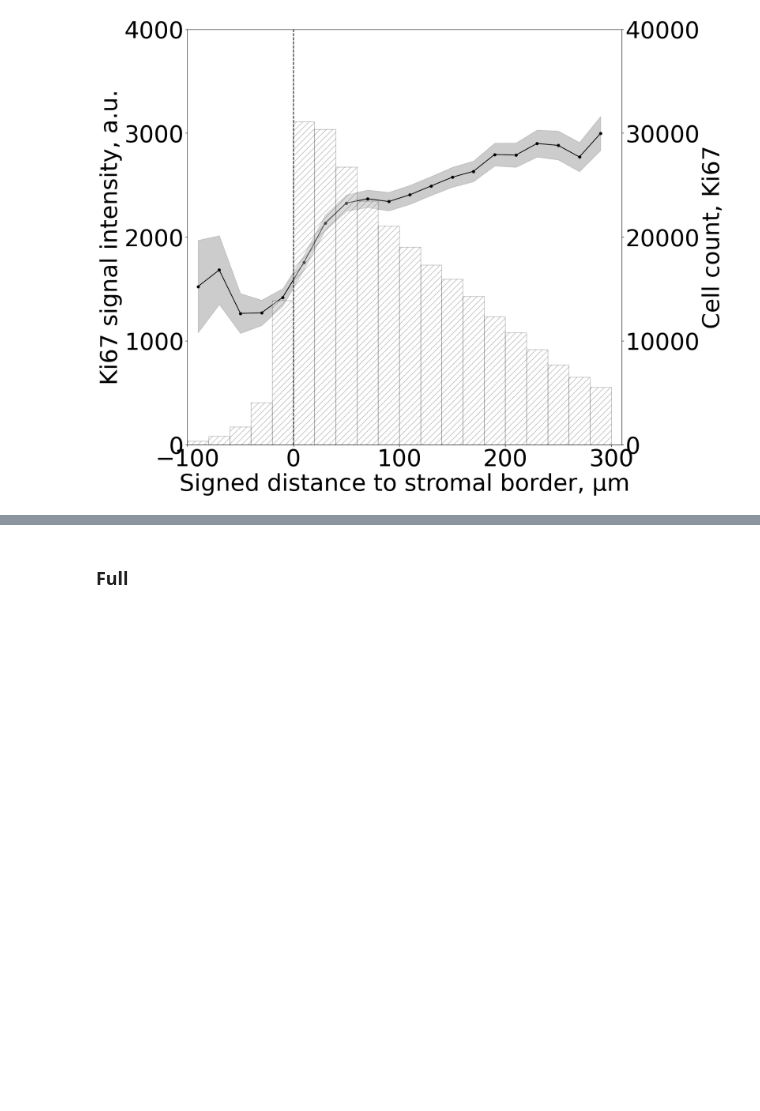
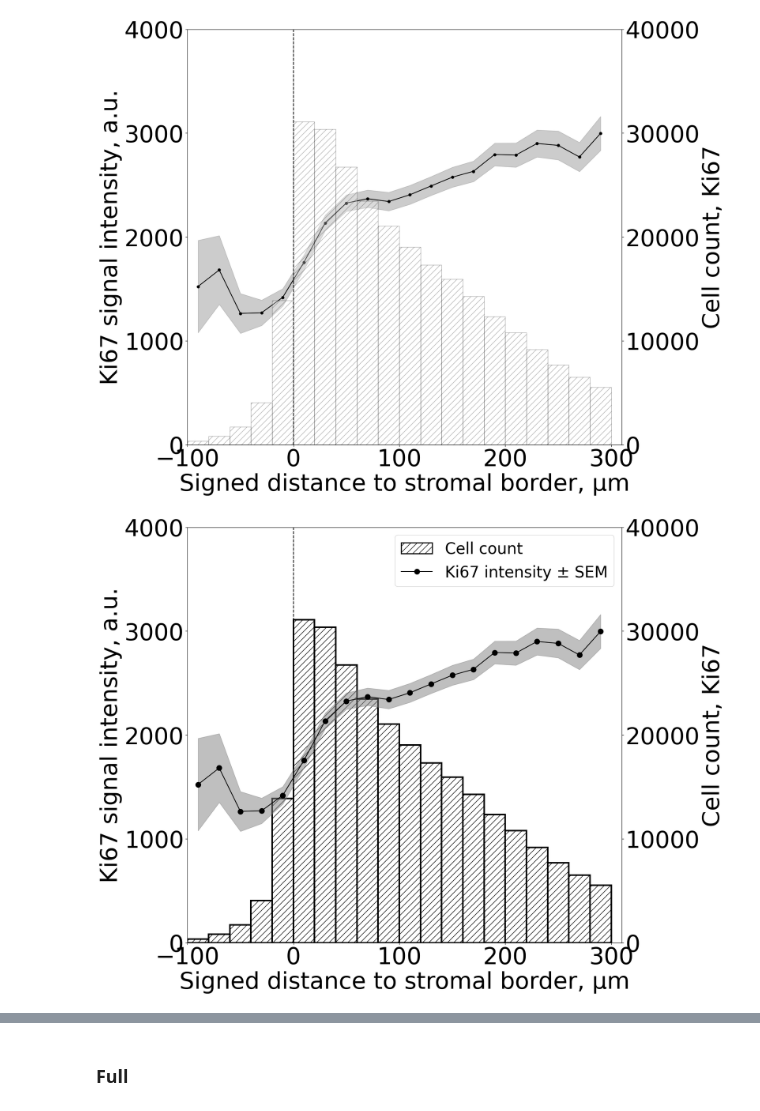
Before and after one commit to HMS-IAC/stroma-spatial-analysis-web, a Jupyter notebook: analysis/AsPC_Ki67/20250221_ki67_spatial.ipynb, the cells around one changed output, grey strips where cells are left out. Saved outputs shown, nothing was run; the diff lists cells and outputs as text; code cells hidden in the pictures; blank space fills up the shorter version.

```diff
--- a/analysis/AsPC_Ki67/20250221_ki67_spatial.ipynb
+++ b/analysis/AsPC_Ki67/20250221_ki67_spatial.ipynb
@@ -228,6 +228,89 @@ plt.show()
 plt.close()
 # %% [output]
 [figure]
+# %%
+import numpy as np
+import pandas as pd
+import matplotlib.pyplot as plt
+from matplotlib.patches import Rectangle
+
+# Define bin size and create distance bins for the first set of data
+bin_size = 20
+min_dist = -100
+max_dist = 310
+
+output_path = "/Users/antoine/Harvard/IAC/image_analysis_paper_QP_projects/AsPC_Ki67/plots/20250328_spatial_tresholds"
+
+# Distance bins and calculations for the first set of data
+distance_bins_1 = pd.cut(df_ker488_pndrg1['Signed distance to annotation Stroma µm'], bins=range(min_dist, max_dist, bin_size), right=False)
+median_intensity_1 = df_ker488_pndrg1.groupby(distance_bins_1)['CY5 Ki67: Nucleus: Max'].median()
+std_error_1 = df_ker488_pndrg1.groupby(distance_bins_1)['CY5 Ki67: Nucleus: Max'].sem()
+bin_midpoints_1 = [(bin.left + bin.right) / 2 for bin in distance_bins_1.cat.categories]
+num_data_points_1 = df_ker488_pndrg1.groupby(distance_bins_1).size()
+
+# Distance bins and calculations for the second set of data
+distance_bins_2 = pd.cut(df_ker488['Signed distance to annotation Stroma µm'], bins=range(min_dist, max_dist, bin_size), right=False)
+median_intensity_2 = df_ker488.groupby(distance_bins_2)['CY5 Ki67: Nucleus: Max'].median()
+std_error_2 = df_ker488.groupby(distance_bins_2)['CY5 Ki67: Nucleus: Max'].sem()
+bin_midpoints_2 = [(bin.left + bin.right) / 2 for bin in distance_bins_2.cat.categories]
+num_data_points_2 = df_ker488.groupby(distance_bins_2).size()
+
+# Combine the data from both groups
+combined_count = num_data_points_1.values + num_data_points_2.values
+
+# Calculate the difference between the two median intensities
+diff_line = median_intensity_1.values - median_intensity_2.values
+# Calculate the combined standard error
+diff_std = np.sqrt(std_error_1**2 + std_error_2**2)
+
+# Plotting the difference line
+fig, ax1 = plt.subplots(1, 1, figsize=(17, 13))
+ax2 = ax1.twinx()
+ax1.set_zorder(ax2.get_zorder() + 1)
+ax1.patch.set_visible(False)
+
+ax1.set_xlim([min_dist, max_dist])
+ax1.set_ylabel(r'Ki67 signal intensity, a.u.', color='black', fontsize=45)
+ax1.axvline(x=0, ls='--', color='black')
+ax1.fill_between(bin_midpoints_1, diff_line - diff_std, diff_line + diff_std, color='grey', alpha=0.5)
+ax1.errorbar(bin_midpoints_1, diff_line, color='black', linestyle='-', marker='o', markersize=10, alpha=1, label="Ki67 intensity ± SEM")
+ax1.set_ylim([0, None])
+ax1.set_xlabel(r'Signed distance to stromal border, µm', color='black', fontsize=45)
+ax1.tick_params(axis='both', labelsize=45)
+yticks = np.linspace(0, 4000, 5)
+ax1.set_yticks(yticks)
+
+# ax2 = ax1.twinx()
+ax2.set_xlim([min_dist, max_dist])
+ax2.set_ylabel(r'Cell count, Ki67', color='black', fontsize=45)
+ax2.axvline(x=0, ls='--', color='black')
+
+# Bar plot with hatch
+bars = ax2.bar(bin_midpoints_1, combined_count, color='grey', width=bin_size, align='center',
+               alpha=1, edgecolor='black', facecolor='white', hatch='//', label="Cell Count", linewidth=3)
+
+ax2.set_ylim([0, None])
+ax2.set_xlabel(r'Signed distance to stromal border, µm', color='black', fontsize=45)
+ax2.tick_params(axis='both', labelsize=45)
+yticks = np.linspace(0, 40000, 5)
+ax2.set_yticks(yticks)
+
+# --- Add a legend in the top right ---
+# Create a custom legend item for the bar pattern
+bar_patch = Rectangle((0, 0), 1, 1, edgecolor='black', facecolor='white', hatch='//', label="Cell count", linewidth=2)
+
+# Create the legend
+legend_handles = [bar_patch] + ax1.get_legend_handles_labels()[0]
+legend_labels = ["Cell count"] + ax1.get_legend_handles_labels()[1]
+
+ax2.legend(handles=legend_handles, labels=legend_labels, loc='upper right', fontsize=30, frameon=True)
+
+plt.tight_layout()
+plt.savefig(f"{output_path}/20250303_Ki67_full_combined", dpi=300, transparent=False)
+plt.show()
+plt.close()
+# %% [output]
+[figure, added]
 # %%
 import numpy as np
 import pandas as pd
```
Also changed, not shown: parts of 2 cells of this notebook, 1 other file.
